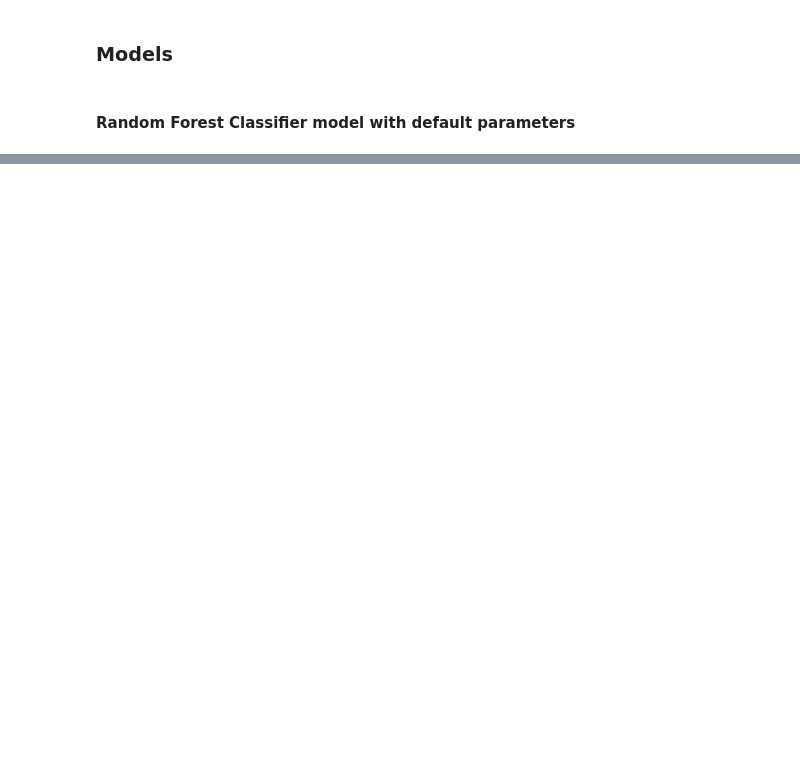
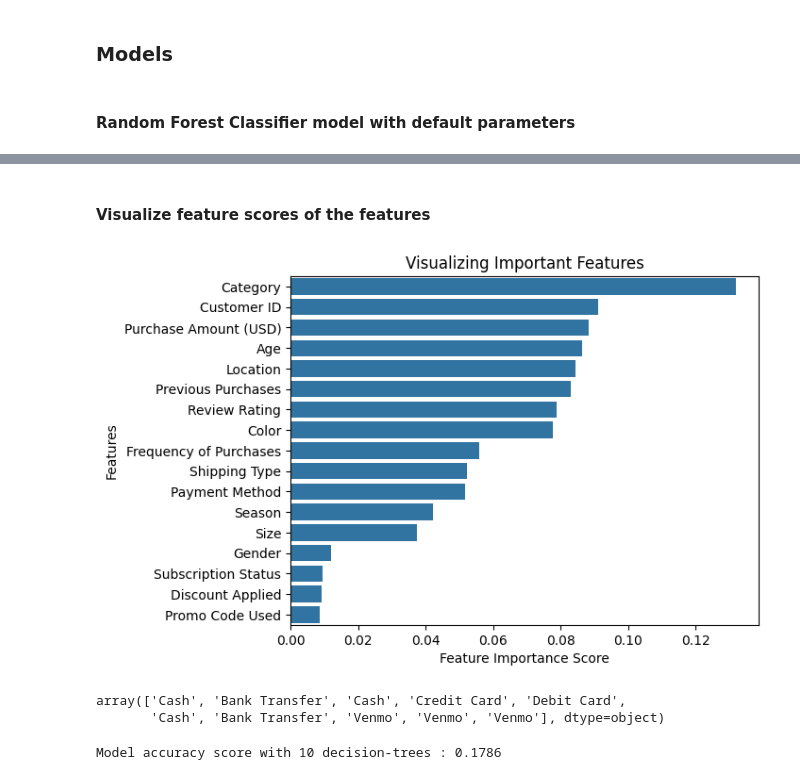
Before and after one commit to Paul-Ndirangu/Data-Science-Projects, a Jupyter notebook: shopping_trends/shopping_trends_modeling.ipynb, the cells around one changed output, grey strips where cells are left out. Saved outputs shown, nothing was run; the diff lists cells and outputs as text; code cells hidden in the pictures; blank space fills up the shorter version.

```diff
--- a/shopping_trends/shopping_trends_modeling.ipynb
+++ b/shopping_trends/shopping_trends_modeling.ipynb
@@ -222,3 +216,8 @@ X_test.head()
+# %%
+sc = StandardScaler()
+
+X_train = sc.fit_transform(X_train)
+X_test = sc.transform(X_test)
 # %% [markdown]
 ### Models
 # %% [markdown]
@@ -226,7 +225,8 @@ X_test.head()
 #### Random Forest Classifier model with default parameters
 # %%
 # instantiate the classifier
-rfc = RandomForestClassifier(random_state=0)
+rfc = RandomForestClassifier(n_estimators=100, max_depth=10,
+                             random_state=0)
 
 # fit the model
 rfc.fit(X_train, y_train)
@@ -239,0 +247,6 @@ array(['Hoodie', 'Blouse', 'Sandals', 'Shirt', 'Socks', 'Shorts',
+# %%
+# view the feature scores
+
+feature_scores = pd.Series(rfc.feature_importances_, index=X_train.columns).sort_values(ascending=False)
+
+feature_scores
@@ -239,0 +272,18 @@ array(['Hoodie', 'Blouse', 'Sandals', 'Shirt', 'Socks', 'Shorts',
+# %% [markdown]
+#### Visualize feature scores of the features
+# %%
+# Creating a seaborn bar plot
+sns.barplot(x=feature_scores, y=feature_scores.index)
+
+# Add labels to the graph
+plt.xlabel('Feature Importance Score')
+plt.ylabel('Features')
+
+# Add title to the graph
+plt.title("Visualizing Important Features")
+
+
+# Visualize the graph
+plt.show()
+# %% [output]
+[figure, added]
@@ -239,0 +308,20 @@ array(['Hoodie', 'Blouse', 'Sandals', 'Shirt', 'Socks', 'Shorts',
+# %%
+# instantiate the classifier
+rfc = RandomForestClassifier(n_estimators=100, max_depth=10,
+                             random_state=0)
+
+# fit the model
+rfc.fit(X_train, y_train)
+
+# Predict the Test set results
+y_pred = rfc.predict(X_test)
+y_pred[:10]
+# %% [output]
+array(['Cash', 'Bank Transfer', 'Cash', 'Credit Card', 'Debit Card',
+       'Cash', 'Bank Transfer', 'Venmo', 'Venmo', 'Venmo'], dtype=object)
+# %%
+# Check accuracy score
+
+print('Model accuracy score with 10 decision-trees : {0:0.4f}'. format(accuracy_score(y_test, y_pred)))
+# %% [output]
+Model accuracy score with 10 decision-trees : 0.1786
```
Also changed, not shown: parts of 18 cells of this notebook.
